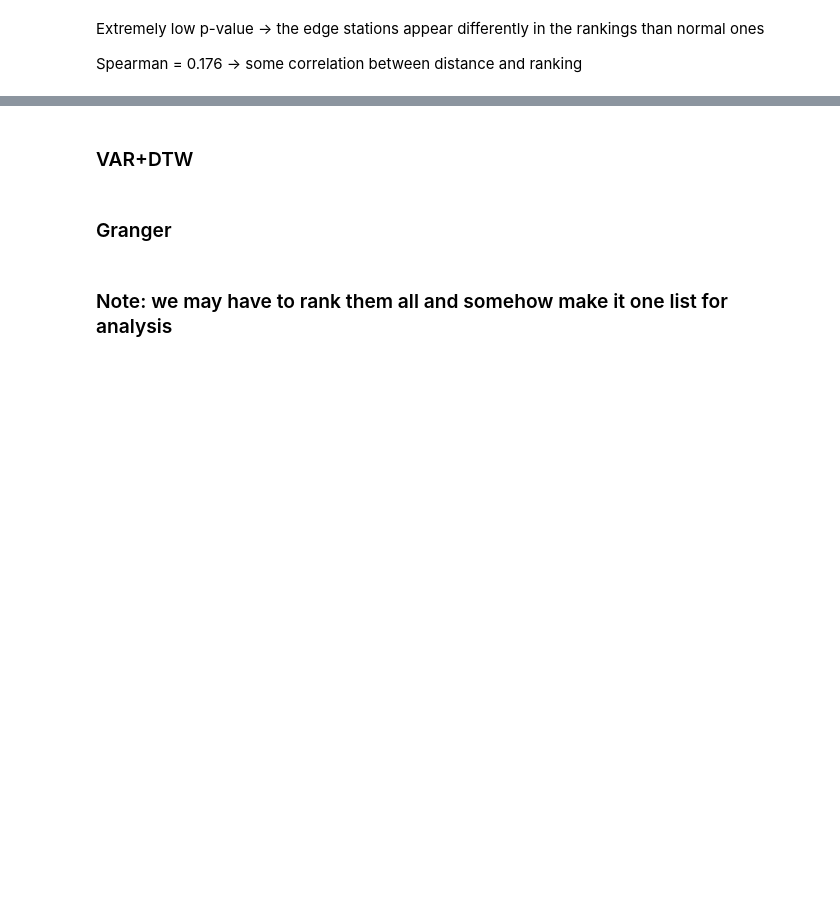
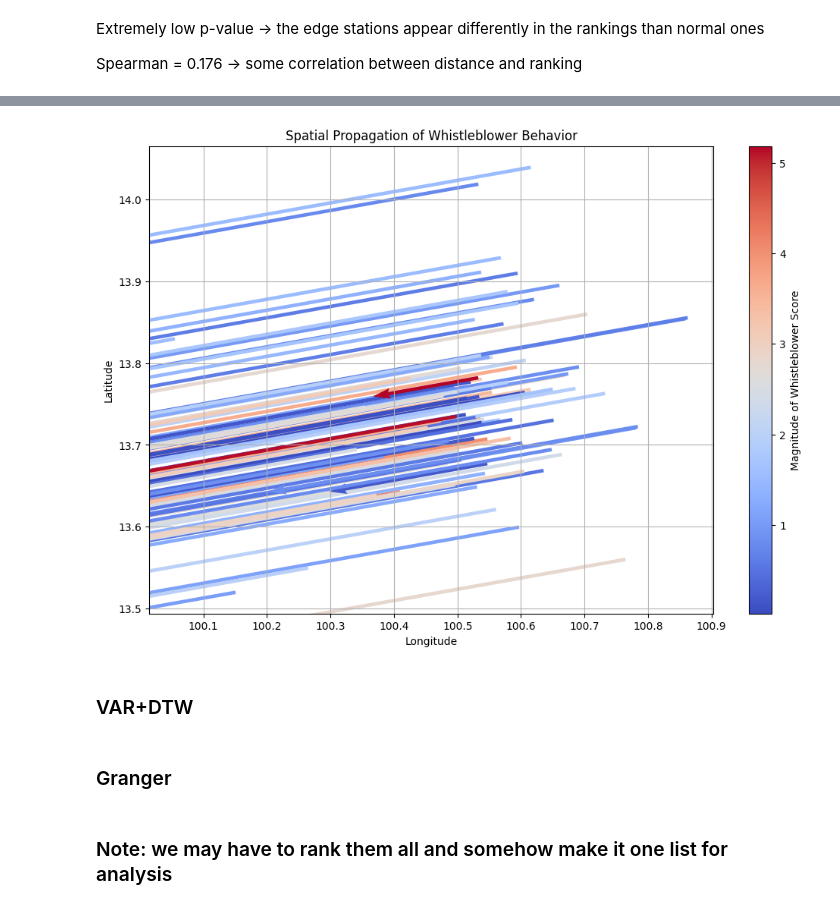
Before and after one commit to GemsLoveNLP/PM25, a Jupyter notebook: eda.ipynb, the cells around one changed output, grey strips where cells are left out. Saved outputs shown, nothing was run; the diff lists cells and outputs as text; code cells hidden in the pictures; blank space fills up the shorter version.

```diff
--- a/eda.ipynb
+++ b/eda.ipynb
@@ -942,3 +1021,8 @@ Spearman = 0.176 -> some correlation between distance and ranking
+# %%
+# Create the vector field for the lead/lag behavior
+plot_whistleblower_vector_field(df_geo, wb_rankings[0], threshold=2)
+# %% [output]
+[figure, added]
 # %% [markdown]
 ### VAR+DTW
 # %%
```
Also changed, not shown: parts of 11 cells of this notebook.
